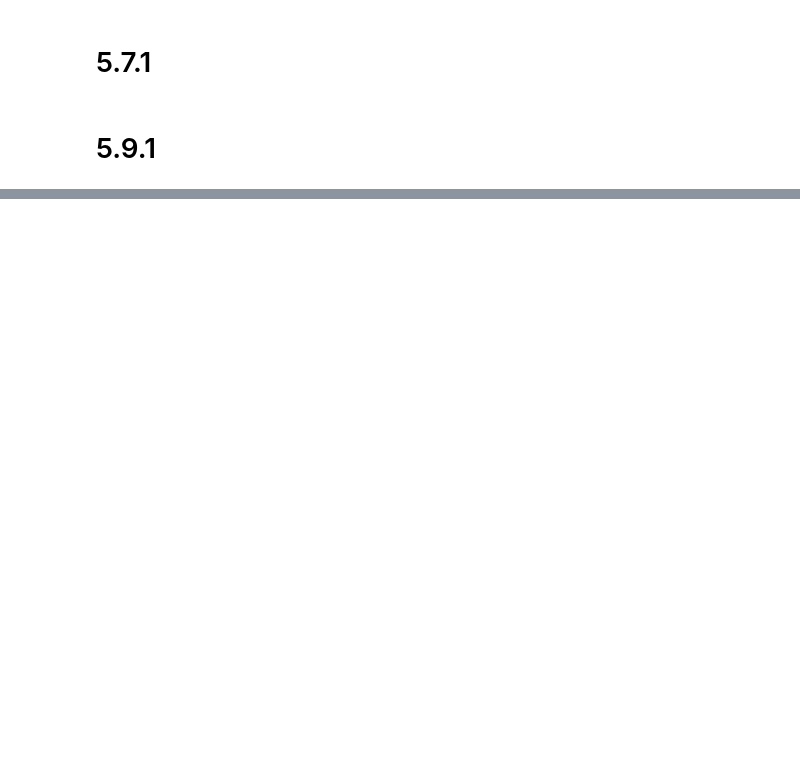
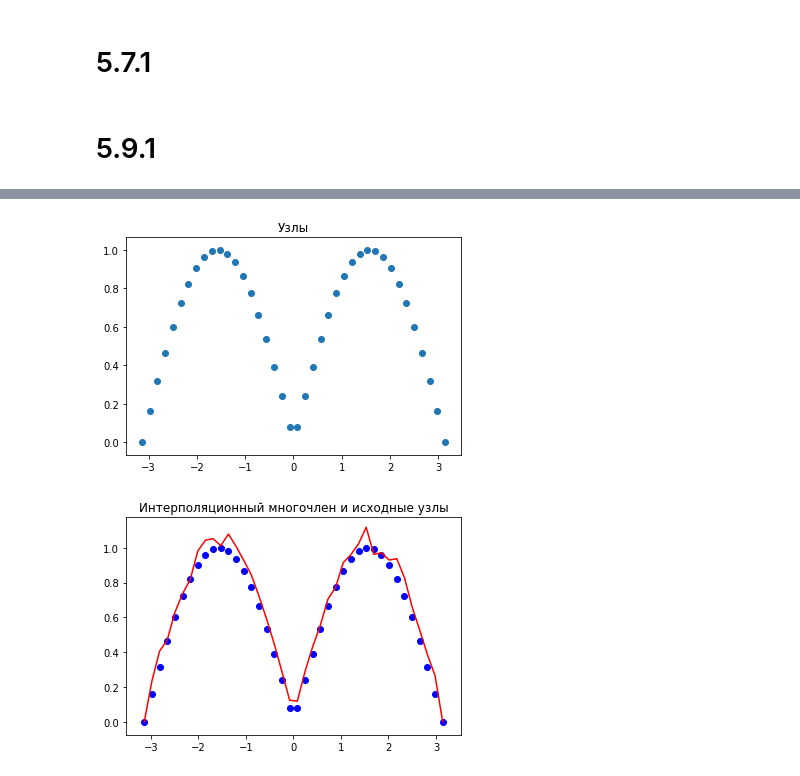
Before and after one commit to pazlvbanke/NumM, a Jupyter notebook: Arsamakova_NM_LR5.ipynb, the cells around one changed output, grey strips where cells are left out. Saved outputs shown, nothing was run; the diff lists cells and outputs as text; code cells hidden in the pictures; blank space fills up the shorter version.

```diff
--- a/Arsamakova_NM_LR5.ipynb
+++ b/Arsamakova_NM_LR5.ipynb
@@ -119,0 +156,5 @@ plt.ylabel('$ae^{bx*x}$');
+# %%
+tmp(40, graph=True)
+# %% [output]
+[figure, added]
+[figure, added]
```
Also changed, not shown: parts of 10 cells of this notebook.
